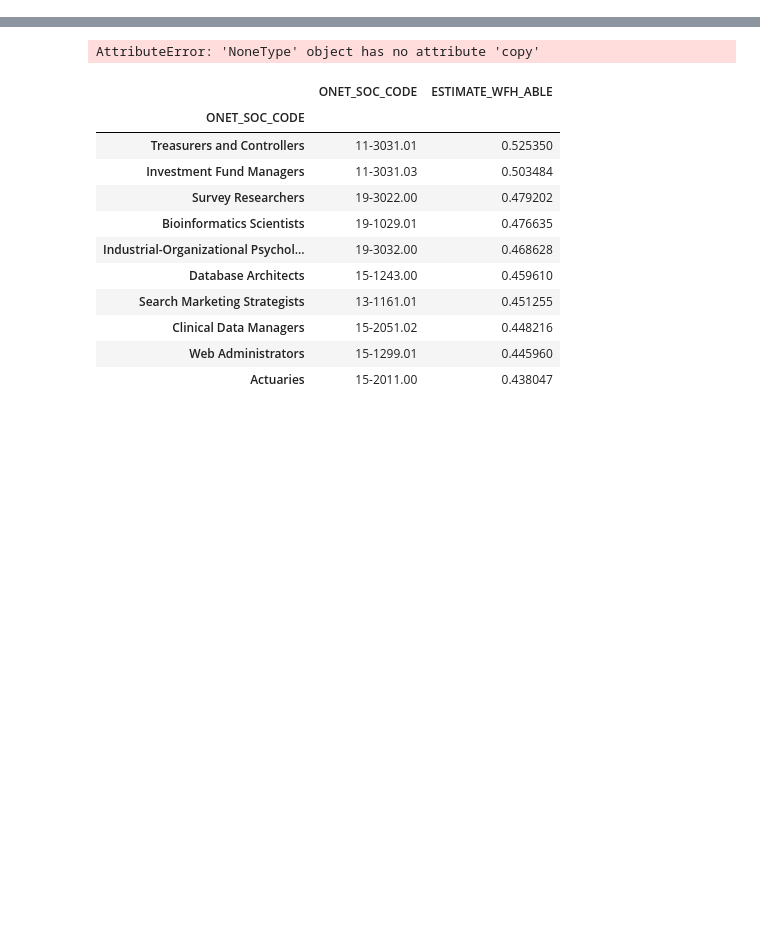
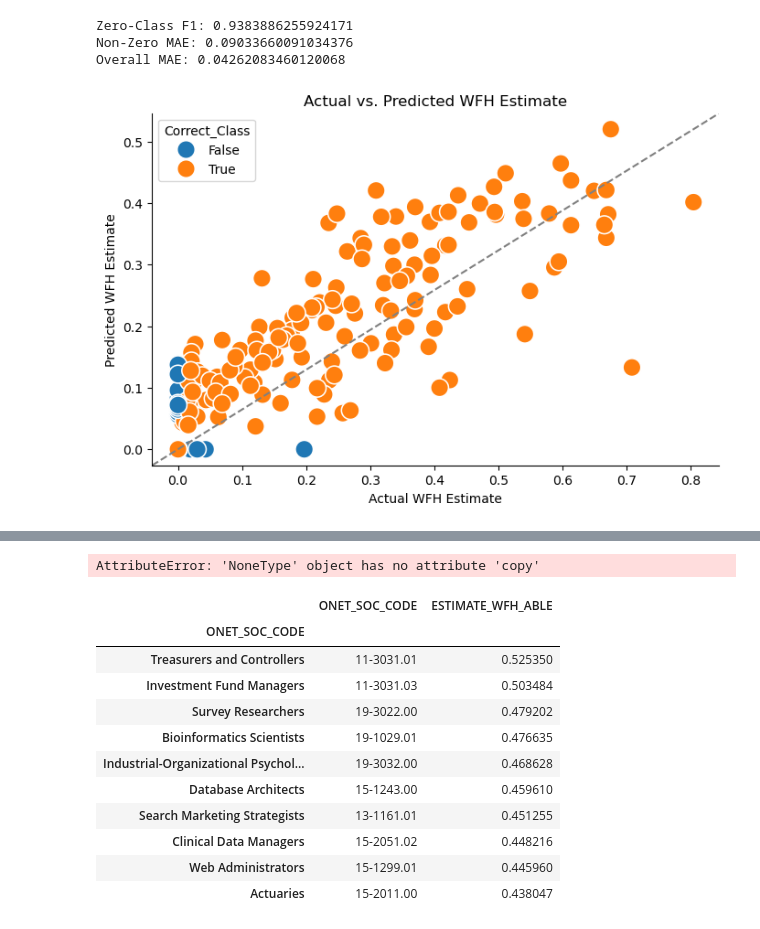
Before and after one commit to mitchv34/WFH, a Jupyter notebook: src/empirical/wfh_share_estimation/analize_experiments.ipynb, the cells around one changed output, grey strips where cells are left out. Cells and saved outputs as stored; diff of their text form; code cells hidden in the pictures; blank space fills up the shorter version.

```diff
--- a/src/empirical/wfh_share_estimation/analize_experiments.ipynb
+++ b/src/empirical/wfh_share_estimation/analize_experiments.ipynb
@@ -109,3 +147,11 @@ Overall MAE: 0.0603578492301173
+# %%
+pipeline.evaluate(include_test=True)
+pipeline.plot_manager.show_plot("test_prediction")
+# %% [output]
+Zero-Class F1: 0.9383886255924171
+Non-Zero MAE: 0.09033660091034376
+Overall MAE: 0.04262083460120068
+[figure, added]
 # %%
 pipeline.predict_unlabeled()
 pipeline.plot_manager.show_plot("unlabeled_prediction")
```
Also changed, not shown: parts of 8 cells of this notebook, 1 other file.
